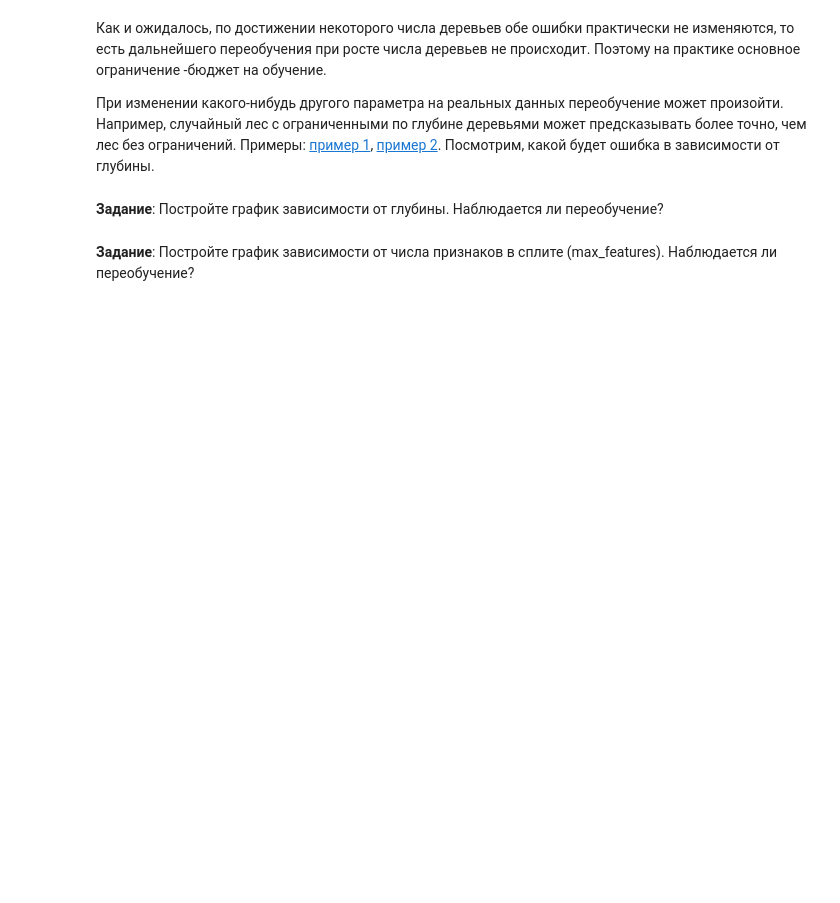
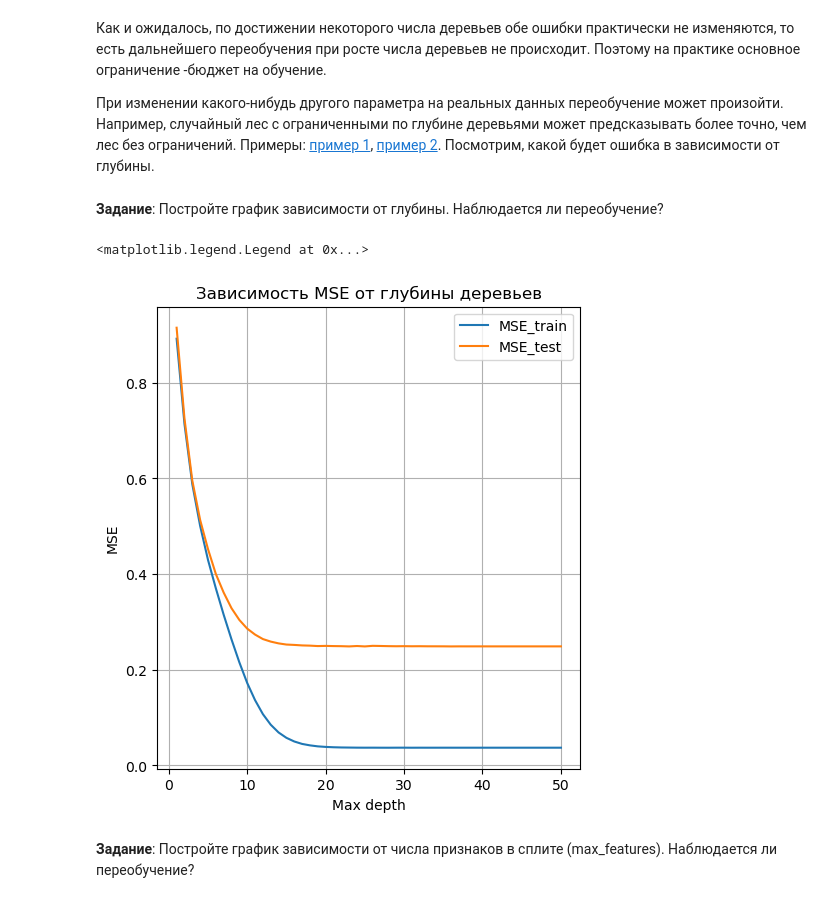
Before and after one commit to sweeteri/spbu-ai-fundamentals, a Jupyter notebook: practicum_9/random_forest.ipynb, the cells around one changed output. Cells and saved outputs as stored; diff of their text form; code cells hidden in the pictures; blank space fills up the shorter version.

```diff
--- a/practicum_9/random_forest.ipynb
+++ b/practicum_9/random_forest.ipynb
@@ -227,11 +405,30 @@ plt.legend();
 # %% [markdown]
 **Задание**: Постройте график зависимости от глубины. Наблюдается ли переобучение?
 # %%
-max_depth = 50
-train_loss = []
-test_loss = []
-################
-# YOUR CODE
-################
+max_depth_values = np.arange(1, 51)
+train_loss_depth = []
+test_loss_depth = []
+
+for depth in trange(1, 51):
+    rf = RandomForestRegressor(n_estimators=100,
+                             max_depth=depth,
+                             random_state=123,
+                             n_jobs=4)
+    rf.fit(X_train, y_train)
+    train_loss_depth.append(mean_squared_error(y_train, rf.predict(X_train)))
+    test_loss_depth.append(mean_squared_error(y_test, rf.predict(X_test)))
+
+plt.figure(figsize=(12, 6))
+plt.subplot(1, 2, 1)
+plt.title("Зависимость MSE от глубины деревьев")
+plt.grid()
+plt.plot(max_depth_values, train_loss_depth, label="MSE_train")
+plt.plot(max_depth_values, test_loss_depth, label="MSE_test")
+plt.ylabel("MSE")
+plt.xlabel("Max depth")
+plt.legend()
+# %% [output]
+<matplotlib.legend.Legend at 0x...>
+[figure, added]
 # %% [markdown]
 **Задание**: Постройте график зависимости от числа признаков в сплите (max_features). Наблюдается ли переобучение?
```
Also changed, not shown: parts of 15 cells of this notebook.
